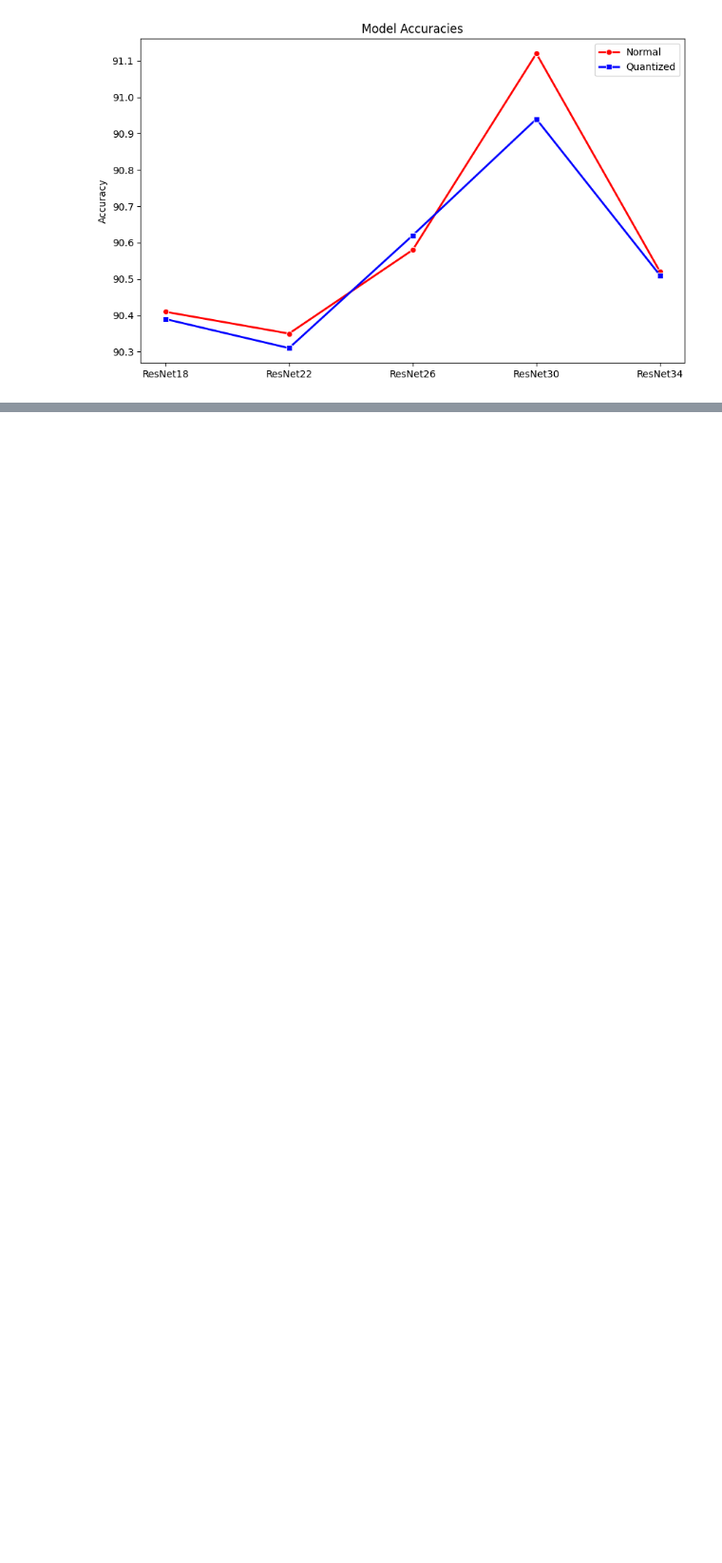
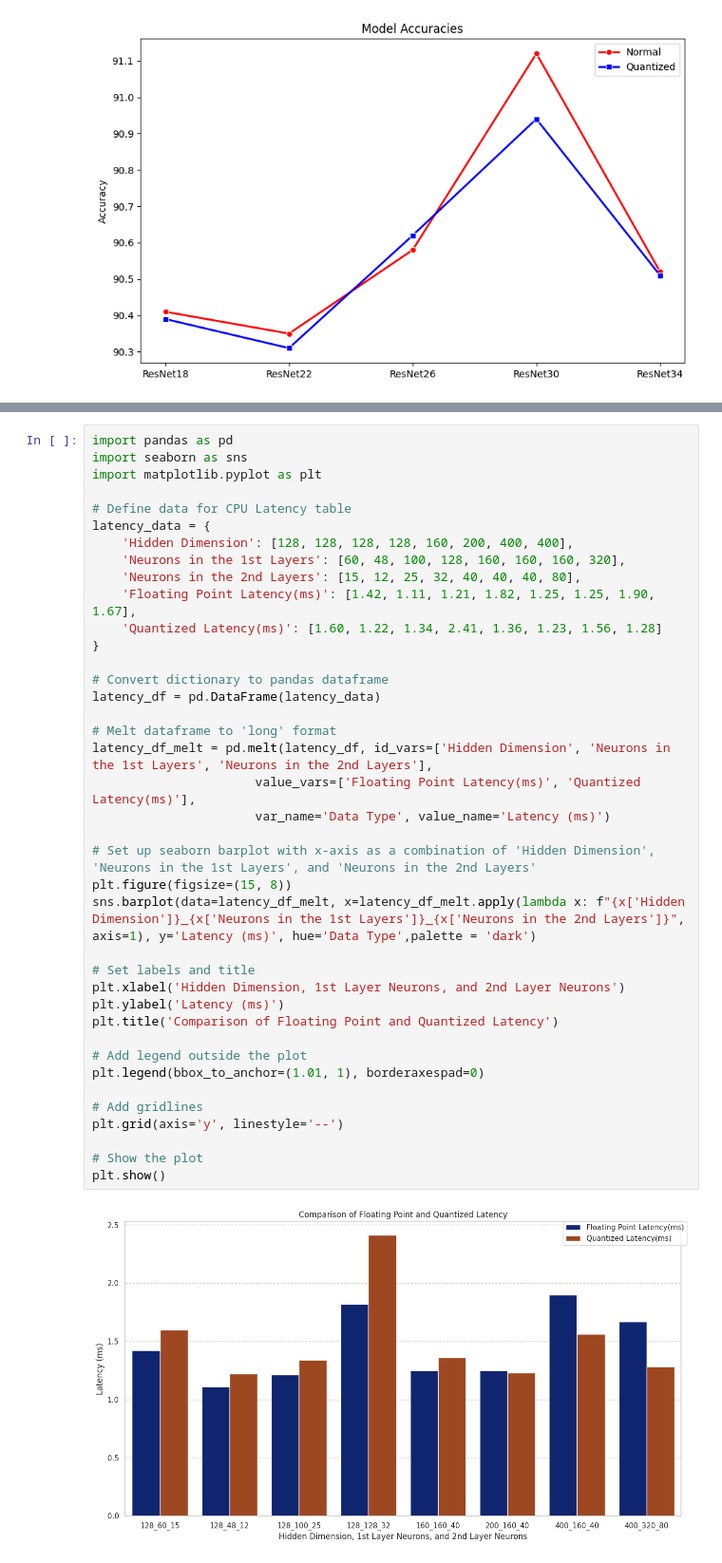
Before and after one commit to souravrai98/Research-Project, a Jupyter notebook: Visualizations.ipynb, the cells around one changed output, grey strips where cells are left out. Shown at 95% size. Drawn from its saved outputs; the diff is of its cells as text; blank space fills up the shorter version.

```diff
--- a/Visualizations.ipynb
+++ b/Visualizations.ipynb
@@ -41,0 +84,41 @@ plt.show()
+# %%
+import pandas as pd
+import seaborn as sns
+import matplotlib.pyplot as plt
+
+# Define data for CPU Latency table
+latency_data = {
+    'Hidden Dimension': [128, 128, 128, 128, 160, 200, 400, 400],
+    'Neurons in the 1st Layers': [60, 48, 100, 128, 160, 160, 160, 320],
+    'Neurons in the 2nd Layers': [15, 12, 25, 32, 40, 40, 40, 80],
+    'Floating Point Latency(ms)': [1.42, 1.11, 1.21, 1.82, 1.25, 1.25, 1.90, 1.67],
+    'Quantized Latency(ms)': [1.60, 1.22, 1.34, 2.41, 1.36, 1.23, 1.56, 1.28]
+}
+
+# Convert dictionary to pandas dataframe
+latency_df = pd.DataFrame(latency_data)
+
+# Melt dataframe to 'long' format
+latency_df_melt = pd.melt(latency_df, id_vars=['Hidden Dimension', 'Neurons in the 1st Layers', 'Neurons in the 2nd Layers'],
+                      value_vars=['Floating Point Latency(ms)', 'Quantized Latency(ms)'],
+                      var_name='Data Type', value_name='Latency (ms)')
+
+# Set up seaborn barplot with x-axis as a combination of 'Hidden Dimension', 'Neurons in the 1st Layers', and 'Neurons in the 2nd Layers'
+plt.figure(figsize=(15, 8))
+sns.barplot(data=latency_df_melt, x=latency_df_melt.apply(lambda x: f"{x['Hidden Dimension']}_{x['Neurons in the 1st Layers']}_{x['Neurons in the 2nd Layers']}", axis=1), y='Latency (ms)', hue='Data Type',palette = 'dark')
+
+# Set labels and title
+plt.xlabel('Hidden Dimension, 1st Layer Neurons, and 2nd Layer Neurons')
+plt.ylabel('Latency (ms)')
+plt.title('Comparison of Floating Point and Quantized Latency')
+
+# Add legend outside the plot
+plt.legend(bbox_to_anchor=(1.01, 1), borderaxespad=0)
+
+# Add gridlines
+plt.grid(axis='y', linestyle='--')
+
+# Show the plot
+plt.show()
+# %% [output]
+[figure, added]
```
Also changed, not shown: parts of 2 cells of this notebook, 2 other files.
